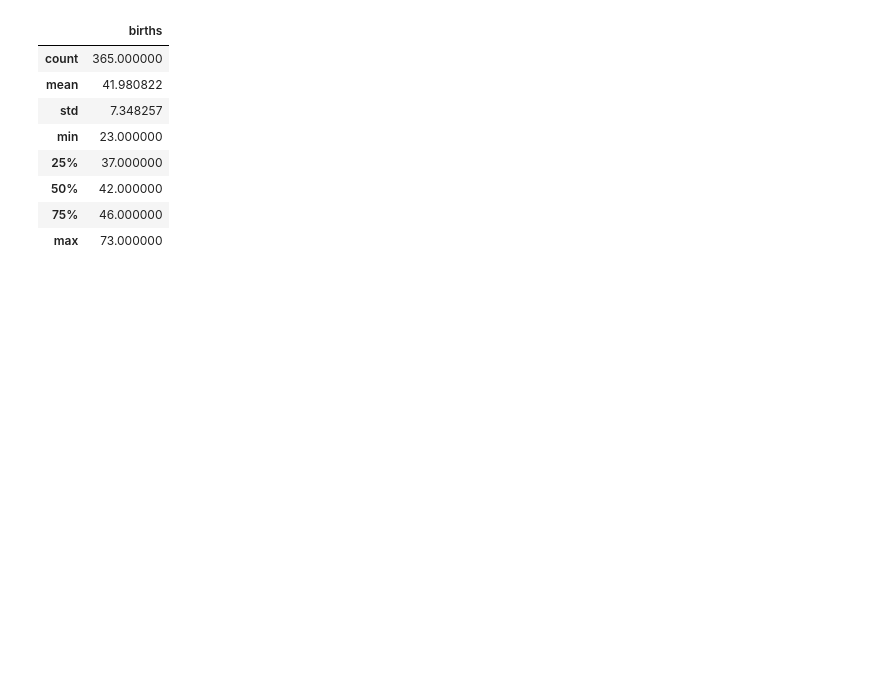
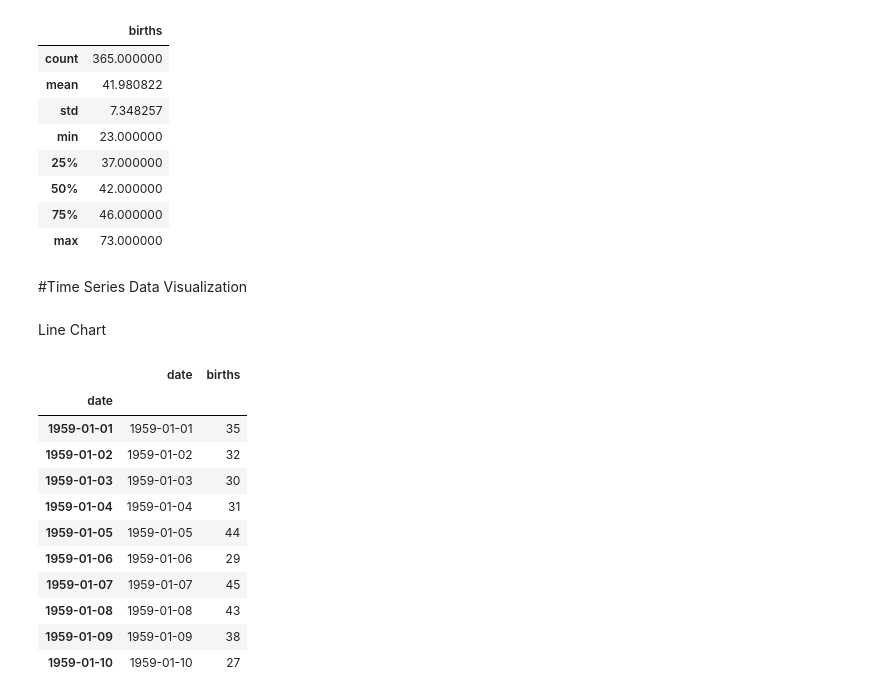
Before and after one commit to anmol0720/Time-Series-Forcasting, a Jupyter notebook: TensorFlow_with_GPU.ipynb, the cells around one changed output. Drawn from its saved outputs; the diff is of its cells as text; code cells hidden in the pictures; blank space fills up the shorter version.

```diff
--- a/TensorFlow_with_GPU.ipynb
+++ b/TensorFlow_with_GPU.ipynb
@@ -134,3 +134,7 @@ df2.describe()
 | 50% | 42.000000 |
 | 75% | 46.000000 |
 | max | 73.000000 |
+# %% [markdown]
+#Time Series Data Visualization
+# %% [markdown]
+Line Chart
@@ -136,0 +146,15 @@ df2.describe()
+# %%
+df3.head(10)
+# %% [output]
+|  | date | births |
+| date |  |  |
+| 1959-01-01 | 1959-01-01 | 35 |
+| 1959-01-02 | 1959-01-02 | 32 |
+| 1959-01-03 | 1959-01-03 | 30 |
+| 1959-01-04 | 1959-01-04 | 31 |
+| 1959-01-05 | 1959-01-05 | 44 |
+| 1959-01-06 | 1959-01-06 | 29 |
+| 1959-01-07 | 1959-01-07 | 45 |
+| 1959-01-08 | 1959-01-08 | 43 |
+| 1959-01-09 | 1959-01-09 | 38 |
+| 1959-01-10 | 1959-01-10 | 27 |
```
Also changed, not shown: parts of 9 cells of this notebook.
